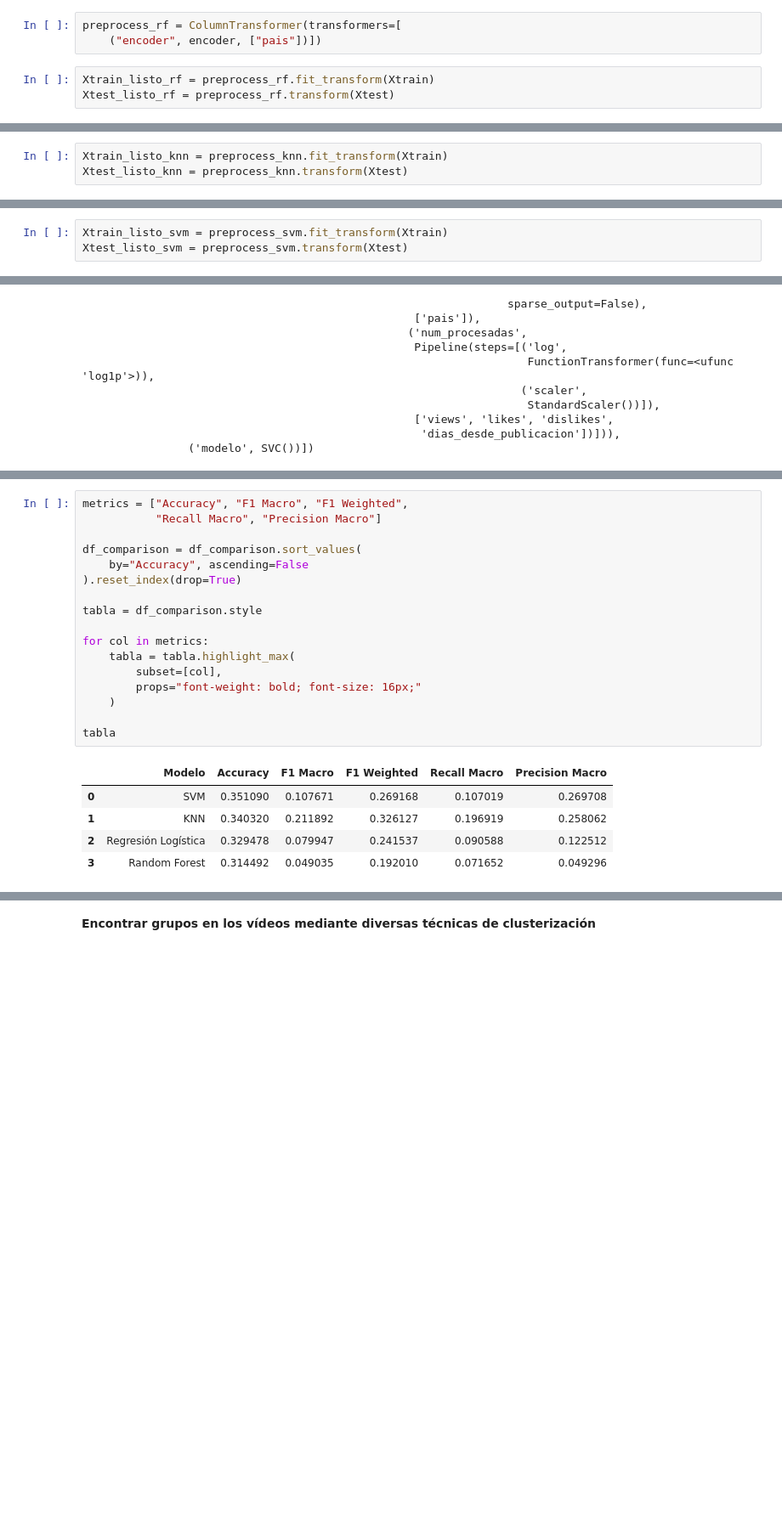
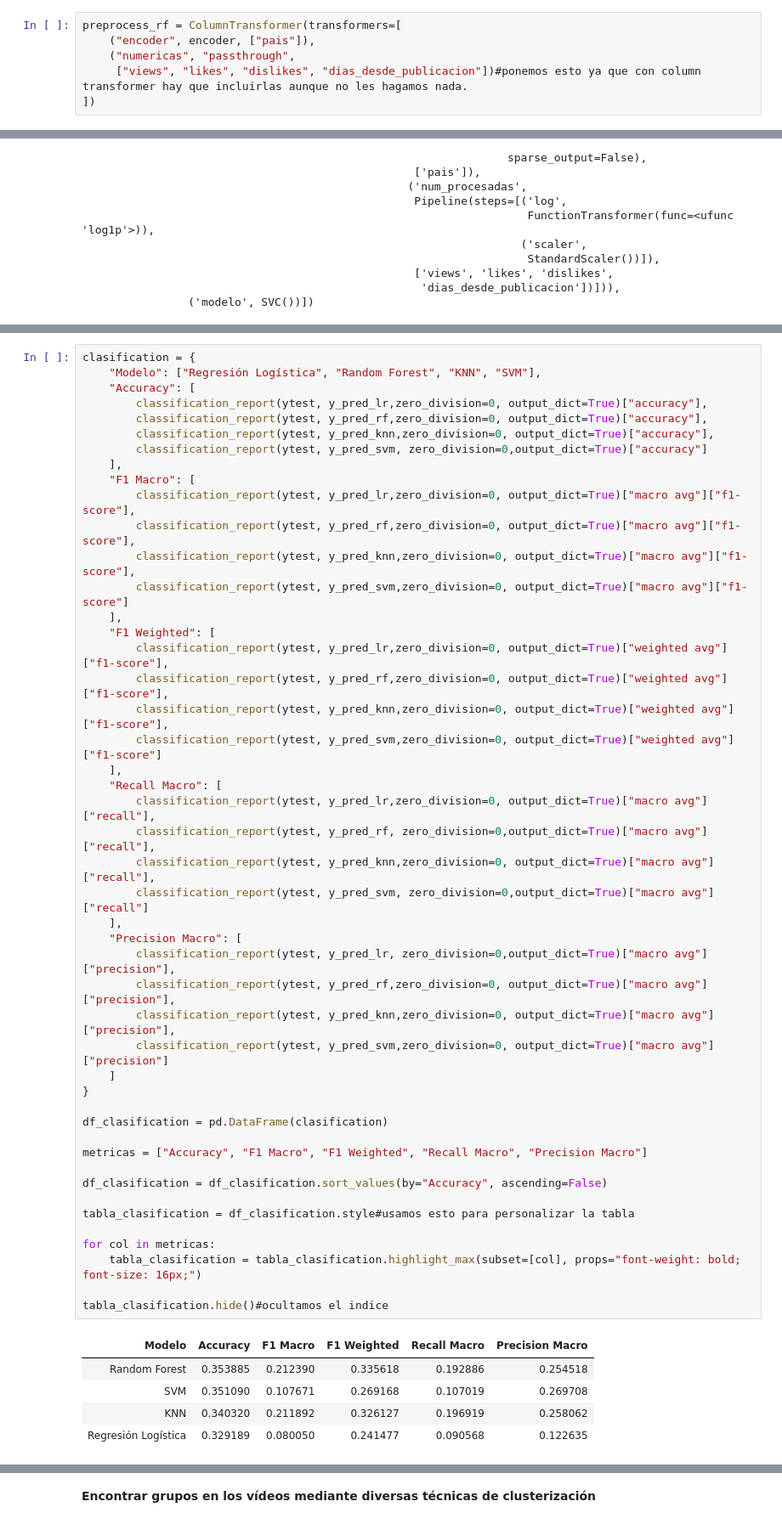
Before and after one commit to fernanditomartinez85/PRACTICA-FINAL-IA, a Jupyter notebook: exploratory_analysis.ipynb, the cells around one changed output, grey strips where cells are left out. Shown at 85% size. Saved outputs shown, nothing was run; the diff lists cells and outputs as text; blank space fills up the shorter version.

```diff
--- a/exploratory_analysis.ipynb
+++ b/exploratory_analysis.ipynb
@@ -642,10 +632,10 @@ from sklearn.ensemble import RandomForestClassifier
 rf = RandomForestClassifier()
 # %%
 preprocess_rf = ColumnTransformer(transformers=[
-    ("encoder", encoder, ["pais"])])
+    ("encoder", encoder, ["pais"]),
+    ("numericas", "passthrough",
+     ["views", "likes", "dislikes", "dias_desde_publicacion"])#ponemos esto ya que con column transformer hay que incluirlas aunque no les hagamos nada.
+])
-# %%
-Xtrain_listo_rf = preprocess_rf.fit_transform(Xtrain)
-Xtest_listo_rf = preprocess_rf.transform(Xtest)
 # %%
 pipeline_rf = Pipeline(steps=[('preprocesamiento', preprocess_rf),
                               ('modelo', rf)])
@@ -710,9 +686,6 @@ knn = KNeighborsClassifier()
 preprocess_knn = ColumnTransformer(transformers=[
     ("encoder", encoder, ["pais"]),
     ("num_procesadas", pipeline_num, ["views", "likes", "dislikes", "dias_desde_publicacion"])])
-# %%
-Xtrain_listo_knn = preprocess_knn.fit_transform(Xtrain)
-Xtest_listo_knn = preprocess_knn.transform(Xtest)
 # %%
 pipeline_knn = Pipeline(steps=[('preprocesamiento', preprocess_knn),
                               ('modelo', knn)])
@@ -786,9 +740,6 @@ svm = SVC()
 preprocess_svm = ColumnTransformer(transformers=[
     ("encoder", encoder, ["pais"]),
     ("num_procesadas", pipeline_num, ["views", "likes", "dislikes", "dias_desde_publicacion"])])
-# %%
-Xtrain_listo_svm = preprocess_svm.fit_transform(Xtrain)
-Xtest_listo_svm = preprocess_svm.transform(Xtest)
 # %%
 pipeline_svm = Pipeline(steps=[('preprocesamiento', preprocess_svm),
                               ('modelo', svm)])
@@ -853,24 +785,54 @@ A continuación, vamos a comparar todas las métricas para elegir modelo.
 # %%
-metrics = ["Accuracy", "F1 Macro", "F1 Weighted",
-           "Recall Macro", "Precision Macro"]
+clasification = {
+    "Modelo": ["Regresión Logística", "Random Forest", "KNN", "SVM"],
+    "Accuracy": [
+        classification_report(ytest, y_pred_lr,zero_division=0, output_dict=True)["accuracy"],
+        classification_report(ytest, y_pred_rf,zero_division=0, output_dict=True)["accuracy"],
+        classification_report(ytest, y_pred_knn,zero_division=0, output_dict=True)["accuracy"],
+        classification_report(ytest, y_pred_svm, zero_division=0,output_dict=True)["accuracy"]
+    ],
+    "F1 Macro": [
+        classification_report(ytest, y_pred_lr,zero_division=0, output_dict=True)["macro avg"]["f1-score"],
+        classification_report(ytest, y_pred_rf,zero_division=0, output_dict=True)["macro avg"]["f1-score"],
+        classification_report(ytest, y_pred_knn,zero_division=0, output_dict=True)["macro avg"]["f1-score"],
+        classification_report(ytest, y_pred_svm,zero_division=0, output_dict=True)["macro avg"]["f1-score"]
+    ],
+    "F1 Weighted": [
+        classification_report(ytest, y_pred_lr,zero_division=0, output_dict=True)["weighted avg"]["f1-score"],
+        classification_report(ytest, y_pred_rf,zero_division=0, output_dict=True)["weighted avg"]["f1-score"],
+        classification_report(ytest, y_pred_knn,zero_division=0, output_dict=True)["weighted avg"]["f1-score"],
+        classification_report(ytest, y_pred_svm,zero_division=0, output_dict=True)["weighted avg"]["f1-score"]
+    ],
+    "Recall Macro": [
+        classification_report(ytest, y_pred_lr,zero_division=0, output_dict=True)["macro avg"]["recall"],
+        classification_report(ytest, y_pred_rf, zero_division=0,output_dict=True)["macro avg"]["recall"],
+        classification_report(ytest, y_pred_knn,zero_division=0, output_dict=True)["macro avg"]["recall"],
+        classification_report(ytest, y_pred_svm, zero_division=0,output_dict=True)["macro avg"]["recall"]
+    ],
+    "Precision Macro": [
+        classification_report(ytest, y_pred_lr, zero_division=0,output_dict=True)["macro avg"]["precision"],
+        classification_report(ytest, y_pred_rf,zero_division=0, output_dict=True)["macro avg"]["precision"],
+        classification_report(ytest, y_pred_knn,zero_division=0, output_dict=True)["macro avg"]["precision"],
+        classification_report(ytest, y_pred_svm,zero_division=0, output_dict=True)["macro avg"]["precision"]
+    ]
+}
 
-df_comparison = df_comparison.sort_values(
-    by="Accuracy", ascending=False
-).reset_index(drop=True)
+df_clasification = pd.DataFrame(clasification)
 
-tabla = df_comparison.style
+metricas = ["Accuracy", "F1 Macro", "F1 Weighted", "Recall Macro", "Precision Macro"]
 
-for col in metrics:
-    tabla = tabla.highlight_max(
-        subset=[col],
-        props="font-weight: bold; font-size: 16px;"
-    )
+df_clasification = df_clasification.sort_values(by="Accuracy", ascending=False)
 
-tabla
+tabla_clasification = df_clasification.style#usamos esto para personalizar la tabla
+
+for col in metricas:
+    tabla_clasification = tabla_clasification.highlight_max(subset=[col], props="font-weight: bold; font-size: 16px;")
+
+tabla_clasification.hide()#ocultamos el indice
 # %% [output]
-|  | Modelo | Accuracy | F1 Macro | F1 Weighted | Recall Macro | Precision Macro |
-| 0 | SVM | 0.351090 | 0.107671 | 0.269168 | 0.107019 | 0.269708 |
-| 1 | KNN | 0.340320 | 0.211892 | 0.326127 | 0.196919 | 0.258062 |
-| 2 | Regresión Logística | 0.329478 | 0.079947 | 0.241537 | 0.090588 | 0.122512 |
-| 3 | Random Forest | 0.314492 | 0.049035 | 0.192010 | 0.071652 | 0.049296 |
+| Modelo | Accuracy | F1 Macro | F1 Weighted | Recall Macro | Precision Macro |
+| Random Forest | 0.353885 | 0.212390 | 0.335618 | 0.192886 | 0.254518 |
+| SVM | 0.351090 | 0.107671 | 0.269168 | 0.107019 | 0.269708 |
+| KNN | 0.340320 | 0.211892 | 0.326127 | 0.196919 | 0.258062 |
+| Regresión Logística | 0.329189 | 0.080050 | 0.241477 | 0.090568 | 0.122635 |
 # %% [markdown]
```
Also changed, not shown: parts of 16 cells of this notebook.
